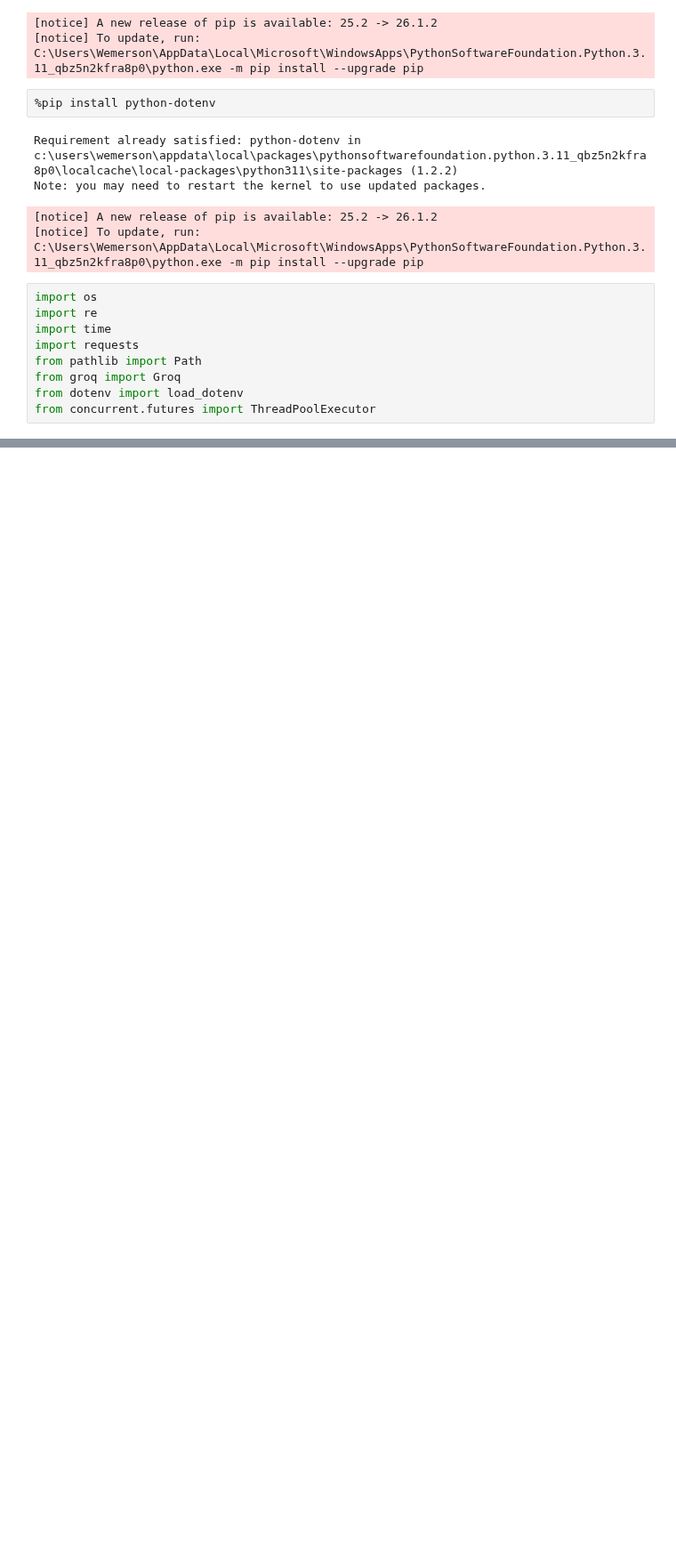
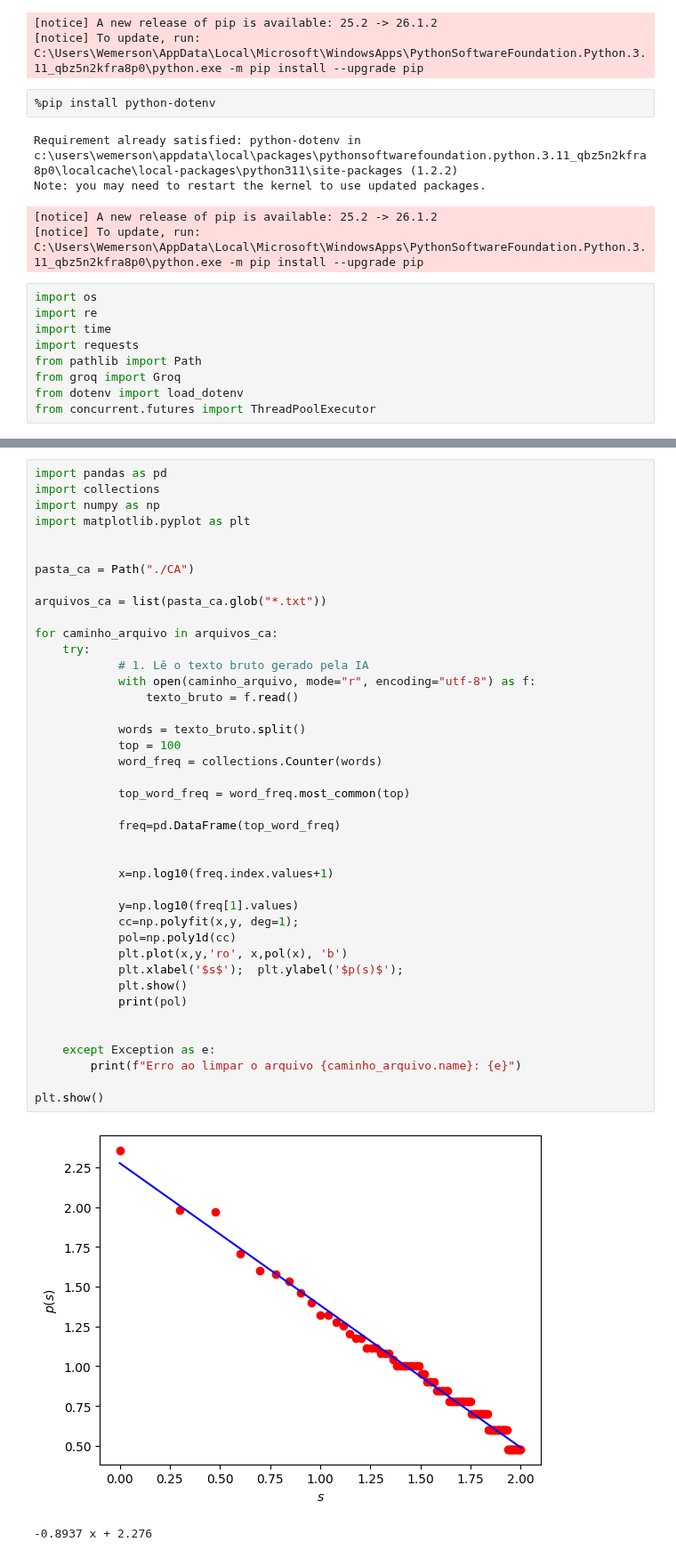
Before and after one commit to assuncao-v/ziptLaw, a Jupyter notebook: trabalho2Modelagem.ipynb, the cells around one changed output, grey strips where cells are left out. Shown at 89% size. Drawn from its saved outputs; the diff is of its cells as text; blank space fills up the shorter version.

```diff
--- a/trabalho2Modelagem.ipynb
+++ b/trabalho2Modelagem.ipynb
@@ -500,0 +572,44 @@ Pipeline Finalizado! Total de pares criados e salvos: 0
+# %%
+import pandas as pd
+import collections
+import numpy as np
+import matplotlib.pyplot as plt
+
+
+pasta_ca = Path("./CA")
+
+arquivos_ca = list(pasta_ca.glob("*.txt"))
+
+for caminho_arquivo in arquivos_ca:
+    try:
+            # 1. Lê o texto bruto gerado pela IA
+            with open(caminho_arquivo, mode="r", encoding="utf-8") as f:
+                texto_bruto = f.read()
+
+            words = texto_bruto.split()
+            top = 100
+            word_freq = collections.Counter(words)
+
+            top_word_freq = word_freq.most_common(top)
+
+            freq=pd.DataFrame(top_word_freq)
+
+
+            x=np.log10(freq.index.values+1)
+
+            y=np.log10(freq[1].values)
+            cc=np.polyfit(x,y, deg=1);
+            pol=np.poly1d(cc)
+            plt.plot(x,y,'ro', x,pol(x), 'b')
+            plt.xlabel('$s$');  plt.ylabel('$p(s)$');
+            plt.show()
+            print(pol)
+
+
+    except Exception as e:
+        print(f"Erro ao limpar o arquivo {caminho_arquivo.name}: {e}")
+
+plt.show()
+# %% [output]
+[figure, added]
+-0.8937 x + 2.276
```
Also changed, not shown: parts of 6 cells of this notebook, 1 other file.
